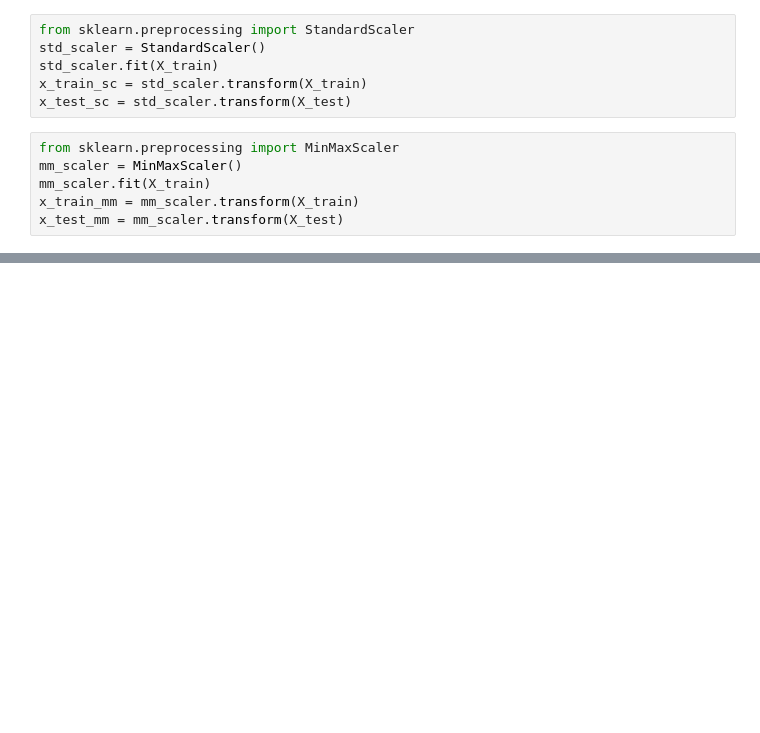
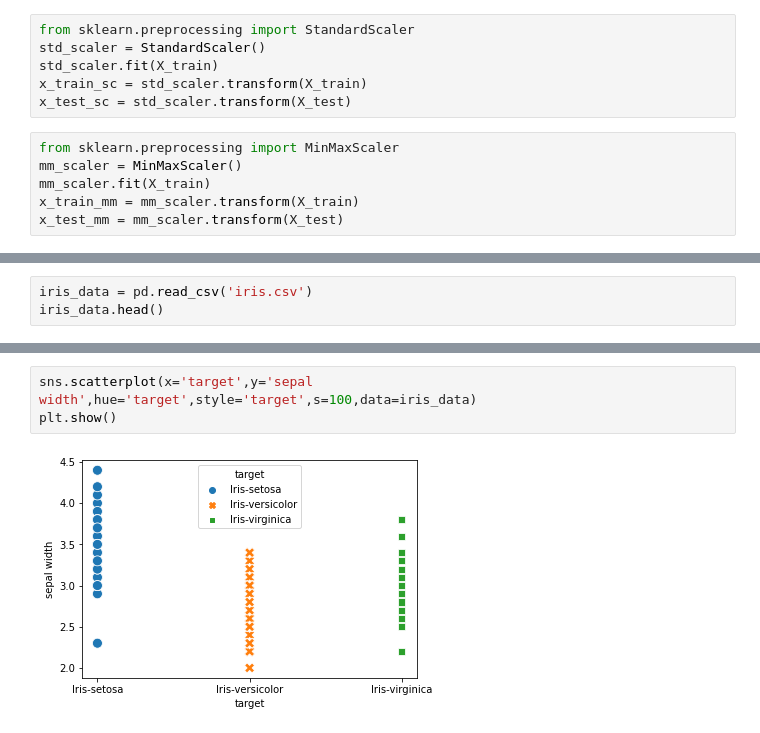
Before and after one commit to woojinhong03/school_2022_python, a Jupyter notebook: 데이터분석응용/데이터분석응용.ipynb, the cells around one changed output, grey strips where cells are left out. Saved outputs shown, nothing was run; the diff lists cells and outputs as text; blank space fills up the shorter version.

```diff
--- a/데이터분석응용/데이터분석응용.ipynb
+++ b/데이터분석응용/데이터분석응용.ipynb
@@ -1180,0 +1281,3 @@ x_test_mm = mm_scaler.transform(X_test)
+# %%
+iris_data = pd.read_csv('iris.csv')
+iris_data.head()
@@ -1180,0 +1302,5 @@ x_test_mm = mm_scaler.transform(X_test)
+# %%
+sns.scatterplot(x='target',y='sepal width',hue='target',style='target',s=100,data=iris_data)
+plt.show()
+# %% [output]
+[figure, added]
```
Also changed, not shown: parts of 16 cells of this notebook, 1 other file.
